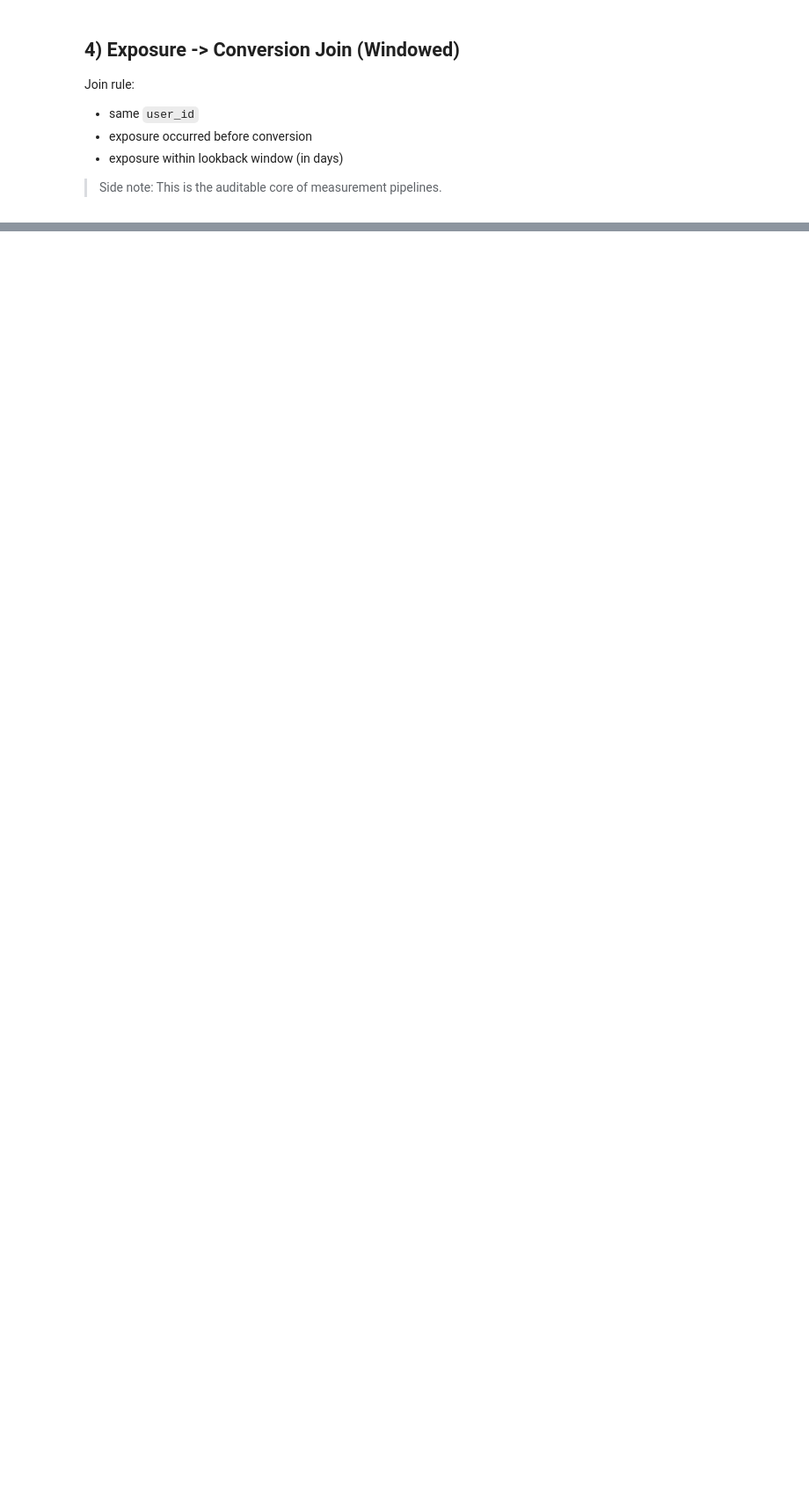
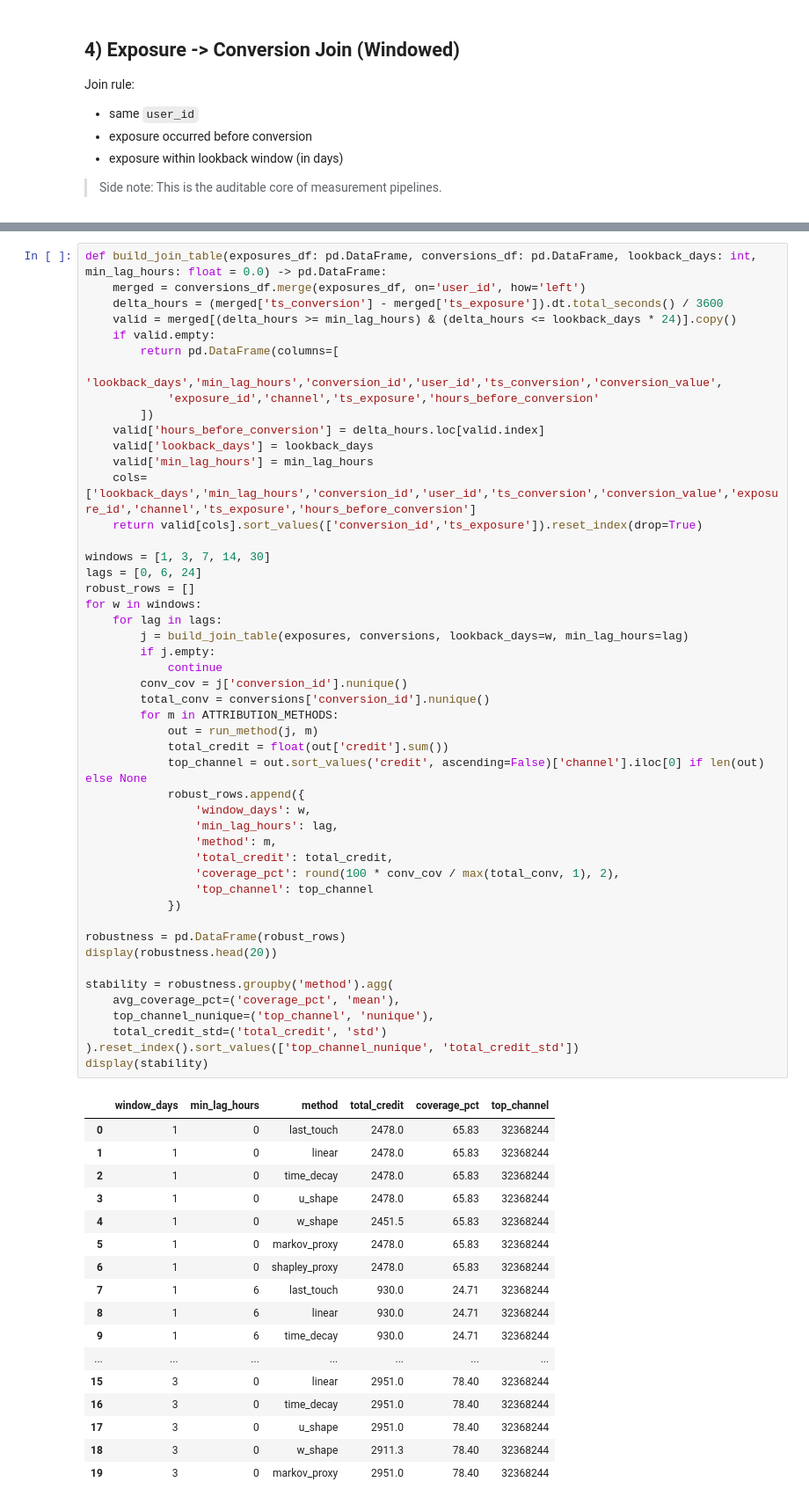
Before and after one commit to leninworld/kafka-streaming-pipeline-delta-lake, a Jupyter notebook: notebooks/exposure_conversion_join.executed.ipynb, the cells around one changed output, grey strips where cells are left out. Shown at 88% size. Cells and saved outputs as stored; diff of their text form; blank space fills up the shorter version.

```diff
--- a/notebooks/exposure_conversion_join.executed.ipynb
+++ b/notebooks/exposure_conversion_join.executed.ipynb
@@ -364,0 +380,66 @@ Unique conversions: 3357
+# %%
+def build_join_table(exposures_df: pd.DataFrame, conversions_df: pd.DataFrame, lookback_days: int, min_lag_hours: float = 0.0) -> pd.DataFrame:
+    merged = conversions_df.merge(exposures_df, on='user_id', how='left')
+    delta_hours = (merged['ts_conversion'] - merged['ts_exposure']).dt.total_seconds() / 3600
+    valid = merged[(delta_hours >= min_lag_hours) & (delta_hours <= lookback_days * 24)].copy()
+    if valid.empty:
+        return pd.DataFrame(columns=[
+            'lookback_days','min_lag_hours','conversion_id','user_id','ts_conversion','conversion_value',
+            'exposure_id','channel','ts_exposure','hours_before_conversion'
+        ])
+    valid['hours_before_conversion'] = delta_hours.loc[valid.index]
+    valid['lookback_days'] = lookback_days
+    valid['min_lag_hours'] = min_lag_hours
+    cols=['lookback_days','min_lag_hours','conversion_id','user_id','ts_conversion','conversion_value','exposure_id','channel','ts_exposure','hours_before_conversion']
+    return valid[cols].sort_values(['conversion_id','ts_exposure']).reset_index(drop=True)
+
+windows = [1, 3, 7, 14, 30]
+lags = [0, 6, 24]
+robust_rows = []
+for w in windows:
+    for lag in lags:
+        j = build_join_table(exposures, conversions, lookback_days=w, min_lag_hours=lag)
+        if j.empty:
+            continue
+        conv_cov = j['conversion_id'].nunique()
+        total_conv = conversions['conversion_id'].nunique()
+        for m in ATTRIBUTION_METHODS:
+            out = run_method(j, m)
+            total_credit = float(out['credit'].sum())
+            top_channel = out.sort_values('credit', ascending=False)['channel'].iloc[0] if len(out) else None
+            robust_rows.append({
+                'window_days': w,
+                'min_lag_hours': lag,
+                'method': m,
+                'total_credit': total_credit,
+                'coverage_pct': round(100 * conv_cov / max(total_conv, 1), 2),
+                'top_channel': top_channel
+            })
+
+robustness = pd.DataFrame(robust_rows)
+display(robustness.head(20))
+
+stability = robustness.groupby('method').agg(
+    avg_coverage_pct=('coverage_pct', 'mean'),
+    top_channel_nunique=('top_channel', 'nunique'),
+    total_credit_std=('total_credit', 'std')
+).reset_index().sort_values(['top_channel_nunique', 'total_credit_std'])
+display(stability)
+# %% [output]
+|  | window_days | min_lag_hours | method | total_credit | coverage_pct | top_channel |
+| 0 | 1 | 0 | last_touch | 2478.0 | 65.83 | 32368244 |
+| 1 | 1 | 0 | linear | 2478.0 | 65.83 | 32368244 |
+| 2 | 1 | 0 | time_decay | 2478.0 | 65.83 | 32368244 |
+| 3 | 1 | 0 | u_shape | 2478.0 | 65.83 | 32368244 |
+| 4 | 1 | 0 | w_shape | 2451.5 | 65.83 | 32368244 |
+| 5 | 1 | 0 | markov_proxy | 2478.0 | 65.83 | 32368244 |
+| 6 | 1 | 0 | shapley_proxy | 2478.0 | 65.83 | 32368244 |
+| 7 | 1 | 6 | last_touch | 930.0 | 24.71 | 32368244 |
+| 8 | 1 | 6 | linear | 930.0 | 24.71 | 32368244 |
+| 9 | 1 | 6 | time_decay | 930.0 | 24.71 | 32368244 |
+| ... | ... | ... | ... | ... | ... | ... |
+| 15 | 3 | 0 | linear | 2951.0 | 78.40 | 32368244 |
+| 16 | 3 | 0 | time_decay | 2951.0 | 78.40 | 32368244 |
+| 17 | 3 | 0 | u_shape | 2951.0 | 78.40 | 32368244 |
+| 18 | 3 | 0 | w_shape | 2911.3 | 78.40 | 32368244 |
+| 19 | 3 | 0 | markov_proxy | 2951.0 | 78.40 | 32368244 |
```
Also changed, not shown: parts of 23 cells of this notebook, 1 other file.
